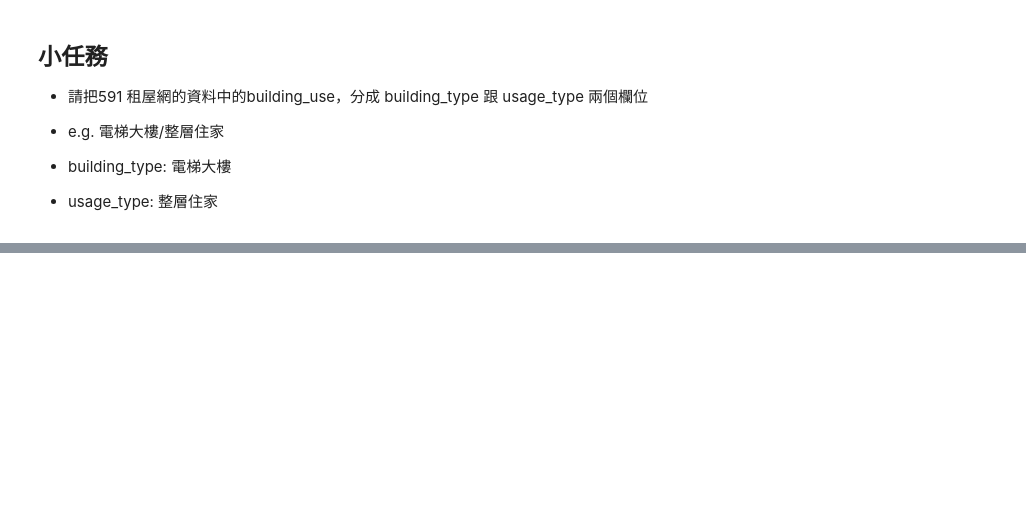
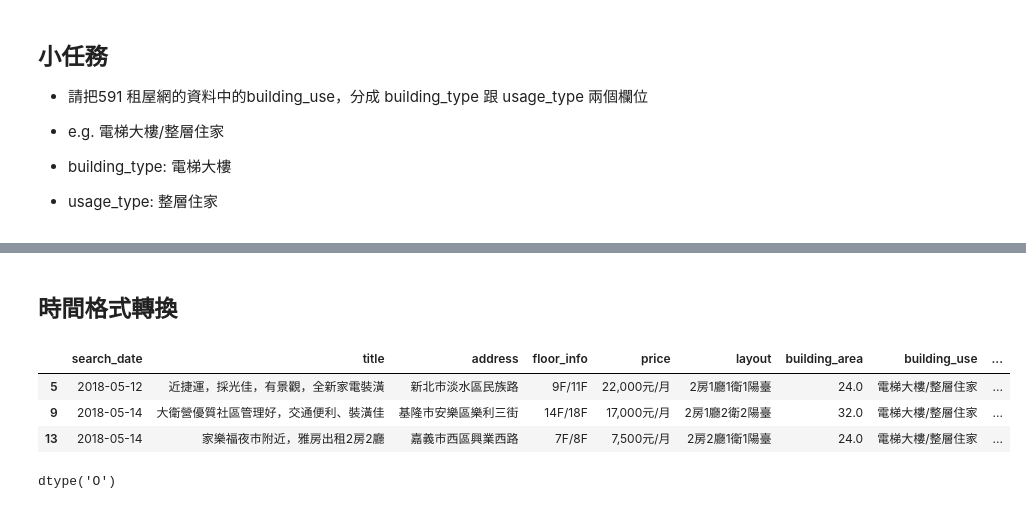
Before and after one commit to ywchiu/taipeifubon, a Jupyter notebook: Demo20200317.ipynb, the cells around one changed output, grey strips where cells are left out. Cells and saved outputs as stored; diff of their text form; code cells hidden in the pictures; blank space fills up the shorter version.

```diff
--- a/Demo20200317.ipynb
+++ b/Demo20200317.ipynb
@@ -585,0 +607,13 @@ df.applymap(lambda e: '-' if pandas.isnull(e) else e).head()
+# %% [markdown]
+## 時間格式轉換
+# %%
+df.head(3)
+# %% [output]
+|  | search_date | title | address | floor_info | price | layout | building_area | building_use | ... |
+| 5 | 2018-05-12 | 近捷運，採光佳，有景觀，全新家電裝潢 | 新北市淡水區民族路 | 9F/11F | 22,000元/月 | 2房1廳1衛1陽臺 | 24.0 | 電梯大樓/整層住家 | ... |
+| 9 | 2018-05-14 | 大衛營優質社區管理好，交通便利、裝潢佳 | 基隆市安樂區樂利三街 | 14F/18F | 17,000元/月 | 2房1廳2衛2陽臺 | 32.0 | 電梯大樓/整層住家 | ... |
+| 13 | 2018-05-14 | 家樂福夜市附近，雅房出租2房2廳 | 嘉義市西區興業西路 | 7F/8F | 7,500元/月 | 2房2廳1衛1陽臺 | 24.0 | 電梯大樓/整層住家 | ... |
+# %%
+df['search_date'].dtype
+# %% [output]
+dtype('O')
```
Also changed, not shown: parts of 70 cells of this notebook.
